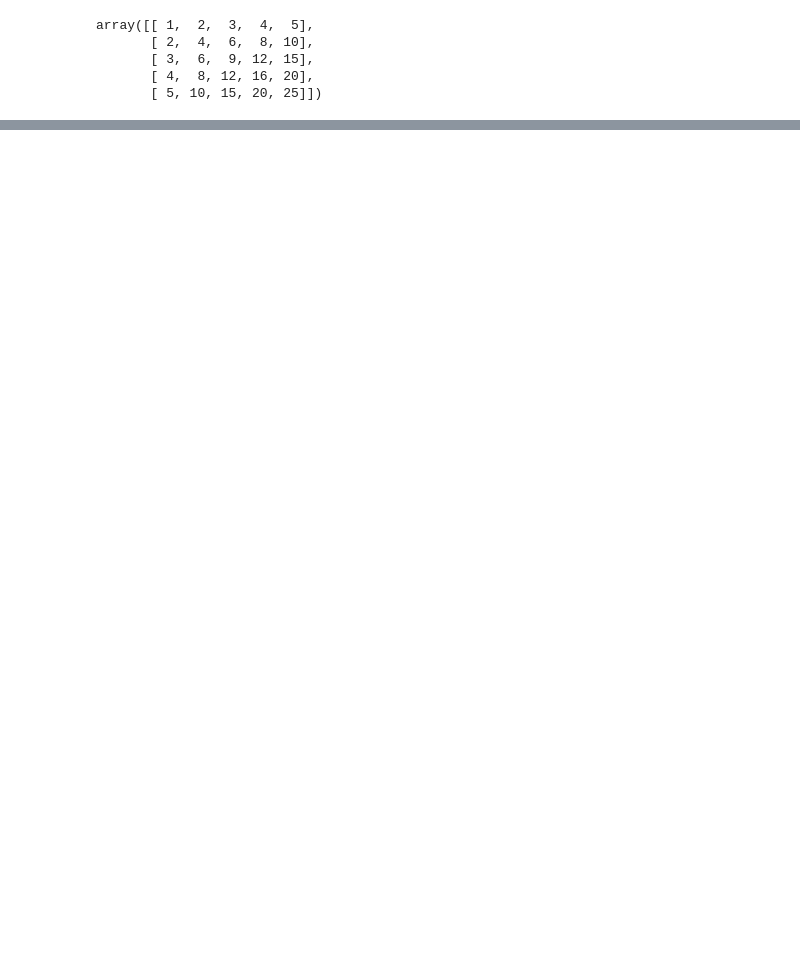
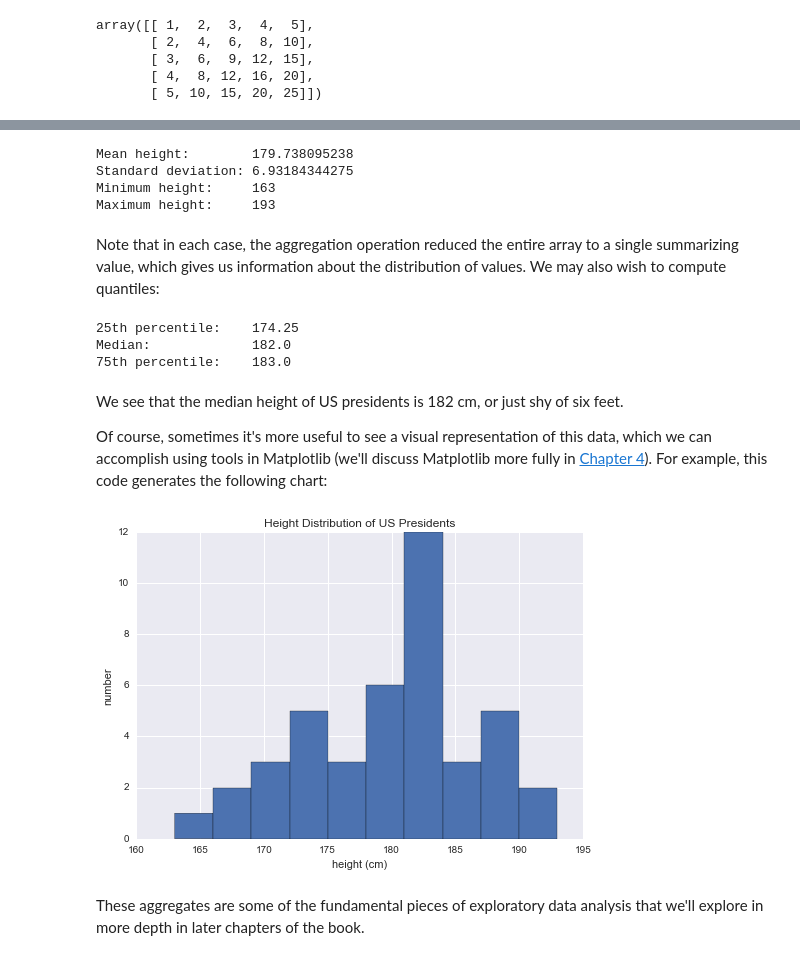
Before and after one commit to ringgoagsya/latihan_python, a Jupyter notebook: Numpy.ipynb, the cells around one changed output, grey strips where cells are left out. Cells and saved outputs as stored; diff of their text form; code cells hidden in the pictures; blank space fills up the shorter version.

```diff
--- a/Numpy.ipynb
+++ b/Numpy.ipynb
@@ -1155,0 +1271,5 @@ Recall that you can also access information directly from within IPython by impo
+# %%
+import pandas as pd
+data = pd.read_csv('data/president_heights.csv')
+heights = np.array(data['height(cm)'])
+print(heights)
@@ -1155,0 +1282,25 @@ Recall that you can also access information directly from within IPython by impo
+# %%
+print("Mean height:       ", heights.mean())
+print("Standard deviation:", heights.std())
+print("Minimum height:    ", heights.min())
+print("Maximum height:    ", heights.max())
+# %% [output]
+Mean height:        179.738095238
+Standard deviation: 6.93184344275
+Minimum height:     163
+Maximum height:     193
+# %% [markdown]
+Note that in each case, the aggregation operation reduced the entire array to a single summarizing value, which gives us information about the distribution of values.
+We may also wish to compute quantiles:
+# %%
+print("25th percentile:   ", np.percentile(heights, 25))
+print("Median:            ", np.median(heights))
+print("75th percentile:   ", np.percentile(heights, 75))
+# %% [output]
+25th percentile:    174.25
+Median:             182.0
+75th percentile:    183.0
+# %% [markdown]
+We see that the median height of US presidents is 182 cm, or just shy of six feet.
+
+Of course, sometimes it's more useful to see a visual representation of this data, which we can accomplish using tools in Matplotlib (we'll discuss Matplotlib more fully in [Chapter 4](04.00-Introduction-To-Matplotlib.ipynb)). For example, this code generates the following chart:
@@ -1155,0 +1311,9 @@ Recall that you can also access information directly from within IPython by impo
+# %%
+plt.hist(heights)
+plt.title('Height Distribution of US Presidents')
+plt.xlabel('height (cm)')
+plt.ylabel('number');
+# %% [output]
+[figure, added]
+# %% [markdown]
+These aggregates are some of the fundamental pieces of exploratory data analysis that we'll explore in more depth in later chapters of the book.
```
Also changed, not shown: parts of 379 cells of this notebook.
